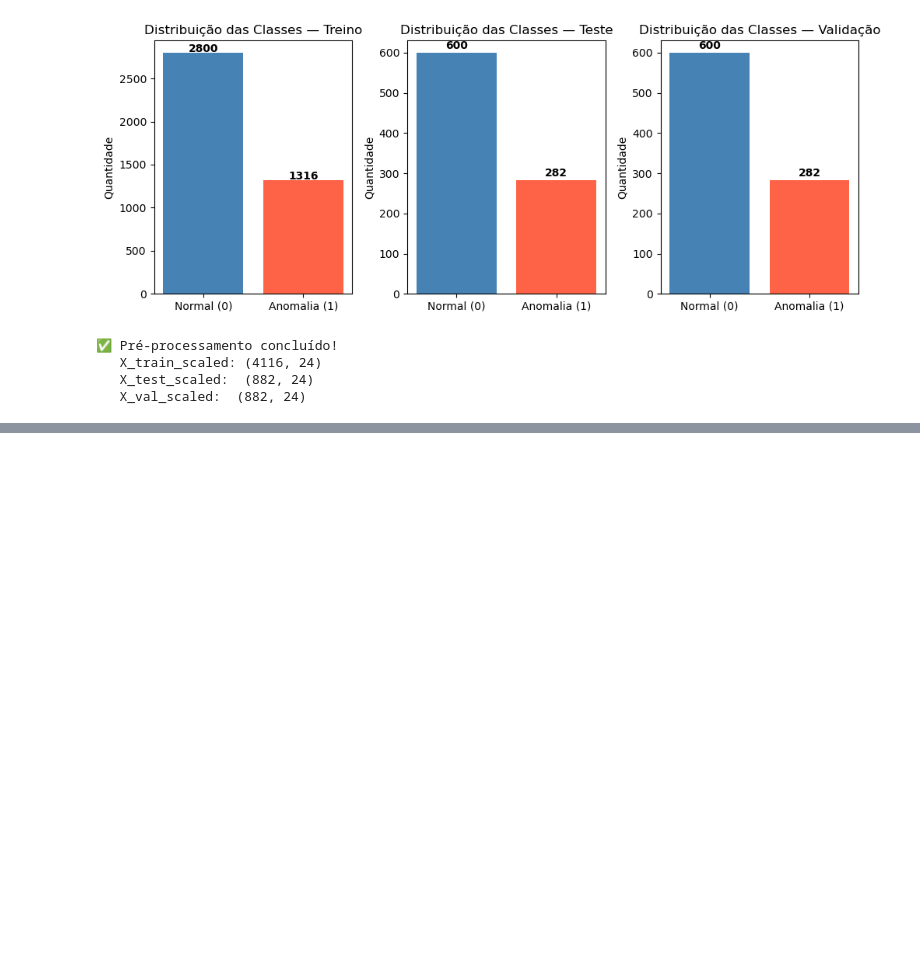
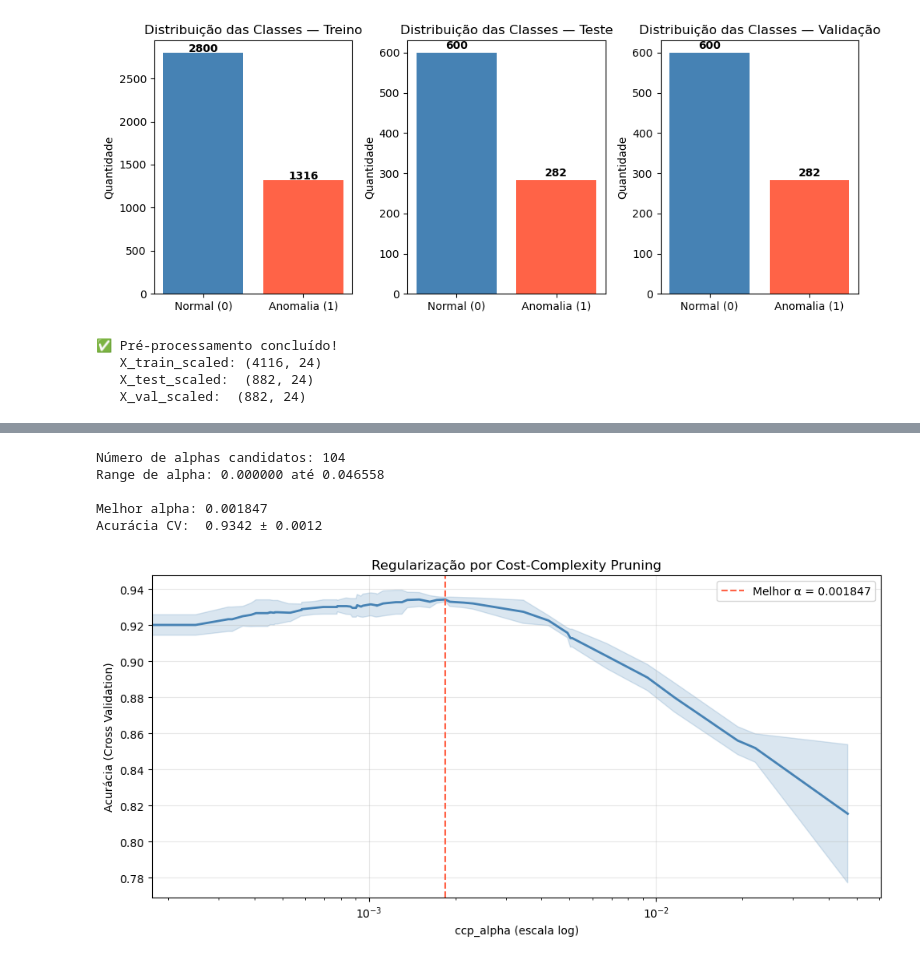
Before and after one commit to gustavojohan/projeto-final-am, a Jupyter notebook: projeto-final.ipynb, the cells around one changed output, grey strips where cells are left out. Drawn from its saved outputs; the diff is of its cells as text; code cells hidden in the pictures; blank space fills up the shorter version.

```diff
--- a/projeto-final.ipynb
+++ b/projeto-final.ipynb
@@ -364,0 +489,62 @@ plt.show()
+# %%
+from sklearn.model_selection import cross_val_score
+
+# -------------------------------------------------------------
+# ETAPA 2 — Minimal Cost-Complexity Pruning
+# -------------------------------------------------------------
+
+# Obter os valores candidatos de alpha
+path = tree_full.cost_complexity_pruning_path(X_train, y_train)
+ccp_alphas = path.ccp_alphas[:-1]  # remove o último (árvore vazia)
+
+print(f"Número de alphas candidatos: {len(ccp_alphas)}")
+print(f"Range de alpha: {ccp_alphas.min():.6f} até {ccp_alphas.max():.6f}")
+
+# Cross Validation para cada alpha
+# O fold é definido pela dimensão do conjunto de treino
+# Usamos k=5 (padrão robusto e bem justificável)
+k = 5
+scores_mean = []
+scores_std  = []
+
+for alpha in ccp_alphas:
+    tree_cv = DecisionTreeClassifier(ccp_alpha=alpha, random_state=42)
+    scores = cross_val_score(tree_cv, X_train, y_train,
+                             cv=k, scoring='accuracy')
+    scores_mean.append(scores.mean())
+    scores_std.append(scores.std())
+
+scores_mean = np.array(scores_mean)
+scores_std  = np.array(scores_std)
+
+# Melhor alpha
+best_idx   = scores_mean.argmax()
+best_alpha = ccp_alphas[best_idx]
+
+print(f"\nMelhor alpha: {best_alpha:.6f}")
+print(f"Acurácia CV:  {scores_mean[best_idx]:.4f} ± {scores_std[best_idx]:.4f}")
+
+# Gráfico alpha vs acurácia
+plt.figure(figsize=(10, 5))
+plt.plot(ccp_alphas, scores_mean, color='steelblue', linewidth=2)
+plt.fill_between(ccp_alphas,
+                 scores_mean - scores_std,
+                 scores_mean + scores_std,
+                 alpha=0.2, color='steelblue')
+plt.axvline(best_alpha, color='tomato', linestyle='--',
+            label=f'Melhor α = {best_alpha:.6f}')
+plt.xscale('log')
+plt.xlabel('ccp_alpha (escala log)')
+plt.ylabel('Acurácia (Cross Validation)')
+plt.title('Regularização por Cost-Complexity Pruning')
+plt.legend()
+plt.grid(True, alpha=0.3)
+plt.tight_layout()
+plt.show()
+# %% [output]
+Número de alphas candidatos: 104
+Range de alpha: 0.000000 até 0.046558
+
+Melhor alpha: 0.001847
+Acurácia CV:  0.9342 ± 0.0012
+[figure, added]
```
Also changed, not shown: parts of 11 cells of this notebook.
